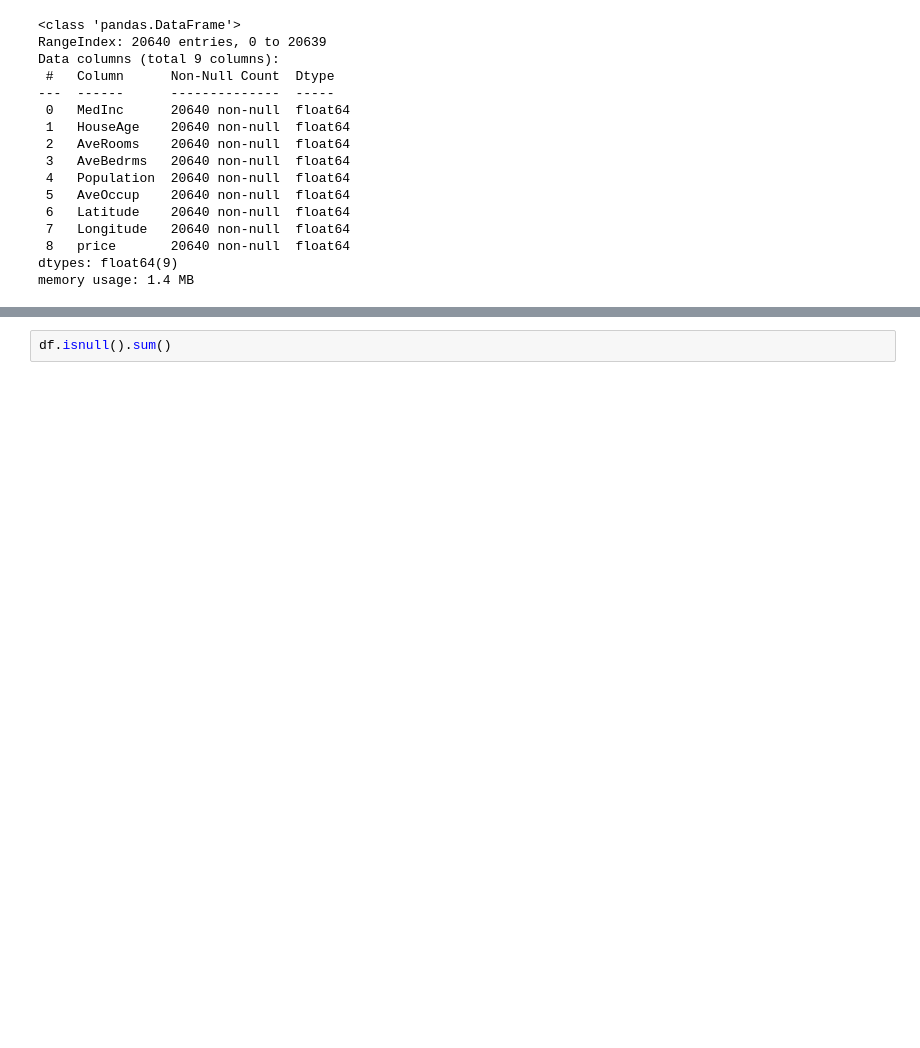
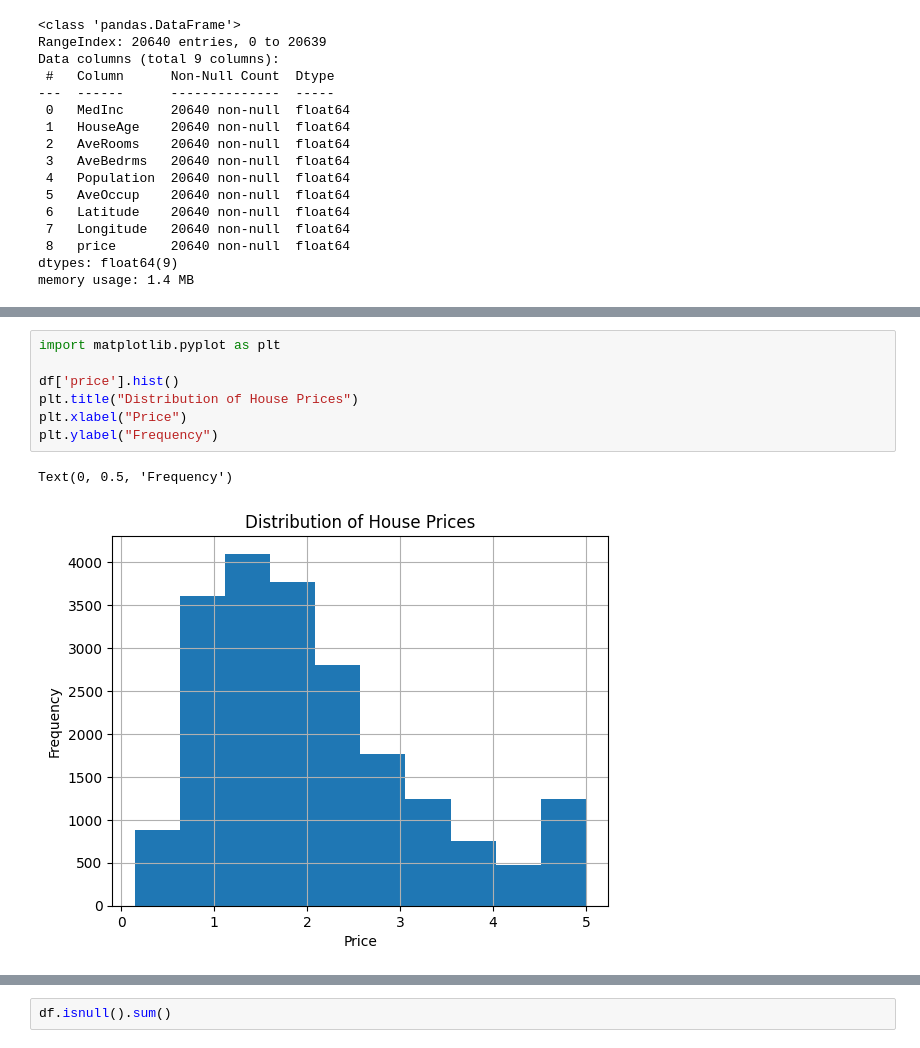
Before and after one commit to kummaranikhil/house-price-prediction, a Jupyter notebook: notebook/analysis.ipynb, the cells around one changed output, grey strips where cells are left out. Saved outputs shown, nothing was run; the diff lists cells and outputs as text; blank space fills up the shorter version.

```diff
--- a/notebook/analysis.ipynb
+++ b/notebook/analysis.ipynb
@@ -47,3 +59,13 @@ df.describe()
 | 50% | 3.534800 | 29.000000 | 5.229129 | 1.048780 | 1166.000000 | 2.818116 | 34.260000 | -118.490000 | 1.797000 |
 | 75% | 4.743250 | 37.000000 | 6.052381 | 1.099526 | 1725.000000 | 3.282261 | 37.710000 | -118.010000 | 2.647250 |
 | max | 15.000100 | 52.000000 | 141.909091 | 34.066667 | 35682.000000 | 1243.333333 | 41.950000 | -114.310000 | 5.000010 |
+# %%
+import matplotlib.pyplot as plt
+
+df['price'].hist()
+plt.title("Distribution of House Prices")
+plt.xlabel("Price")
+plt.ylabel("Frequency")
+# %% [output]
+Text(0, 0.5, 'Frequency')
+[figure, added]
```
Also changed, not shown: parts of 8 cells of this notebook, 4 other files.
